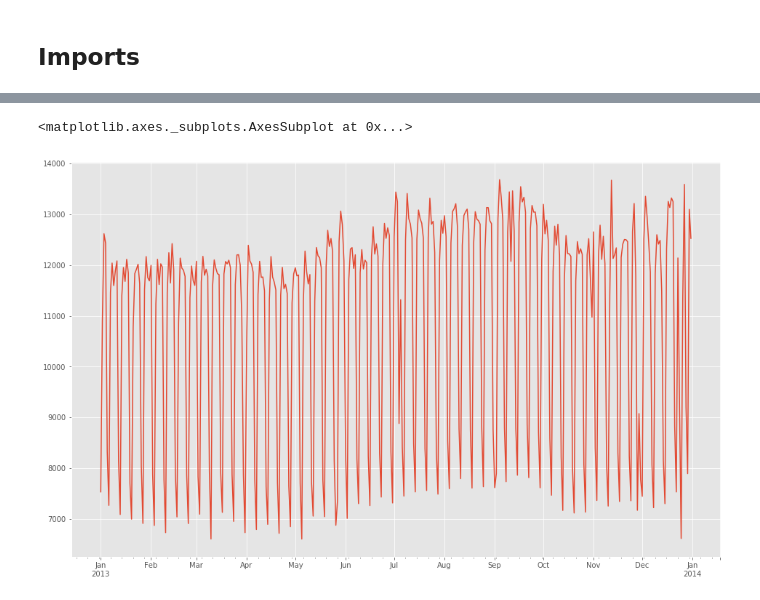
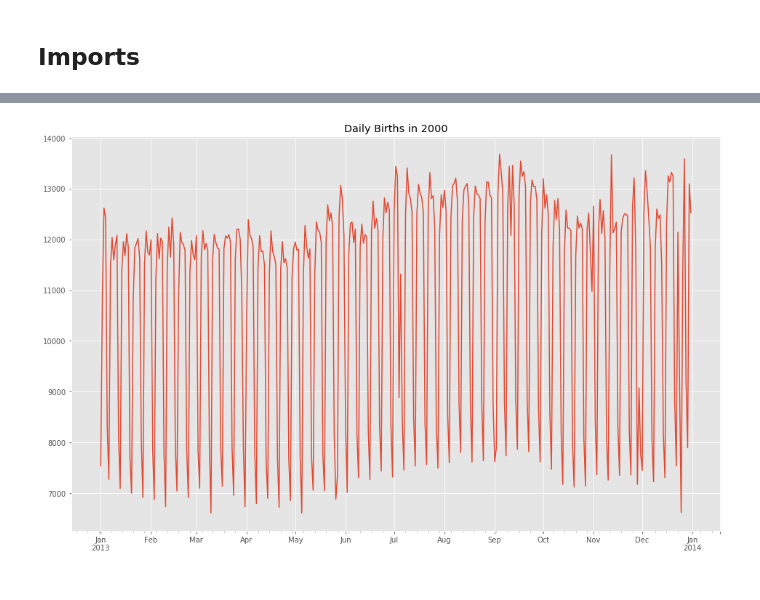
Before and after one commit to inon-peled/dtu_bda_project, a Jupyter notebook: bda_project_us_births.ipynb, the cells around one changed output, grey strips where cells are left out. Cells and saved outputs as stored; diff of their text form; code cells hidden in the pictures.

```diff
--- a/bda_project_us_births.ipynb
+++ b/bda_project_us_births.ipynb
@@ -1,12 +1,13 @@
 # %% [markdown]
 ## Imports
 # %%
-from datetime import datetime
+from datetime import datetime, timedelta
 
 import matplotlib
 %matplotlib inline
 from pylab import rcParams
-rcParams['figure.figsize'] = 16, 10
+rcParams['figure.figsize'] = 16, 6
+
 
 import matplotlib.pyplot as plt
 plt.style.use('ggplot')
@@ -41,5 +101,6 @@ births_2000s_df_with_index.head()
 # %%
-births_2000s_df_with_index[lambda r: r.year == 2013].births.plot()
+births_2000s_df_with_index[lambda r: r.year == 2013]\
+    .births\
+    .plot(title="Daily Births in 2000");
 # %% [output]
-<matplotlib.axes._subplots.AxesSubplot at 0x...>
-[figure, old version]
+[figure, new version]
```
Also changed, not shown: parts of 10 cells of this notebook, 2 other files.
